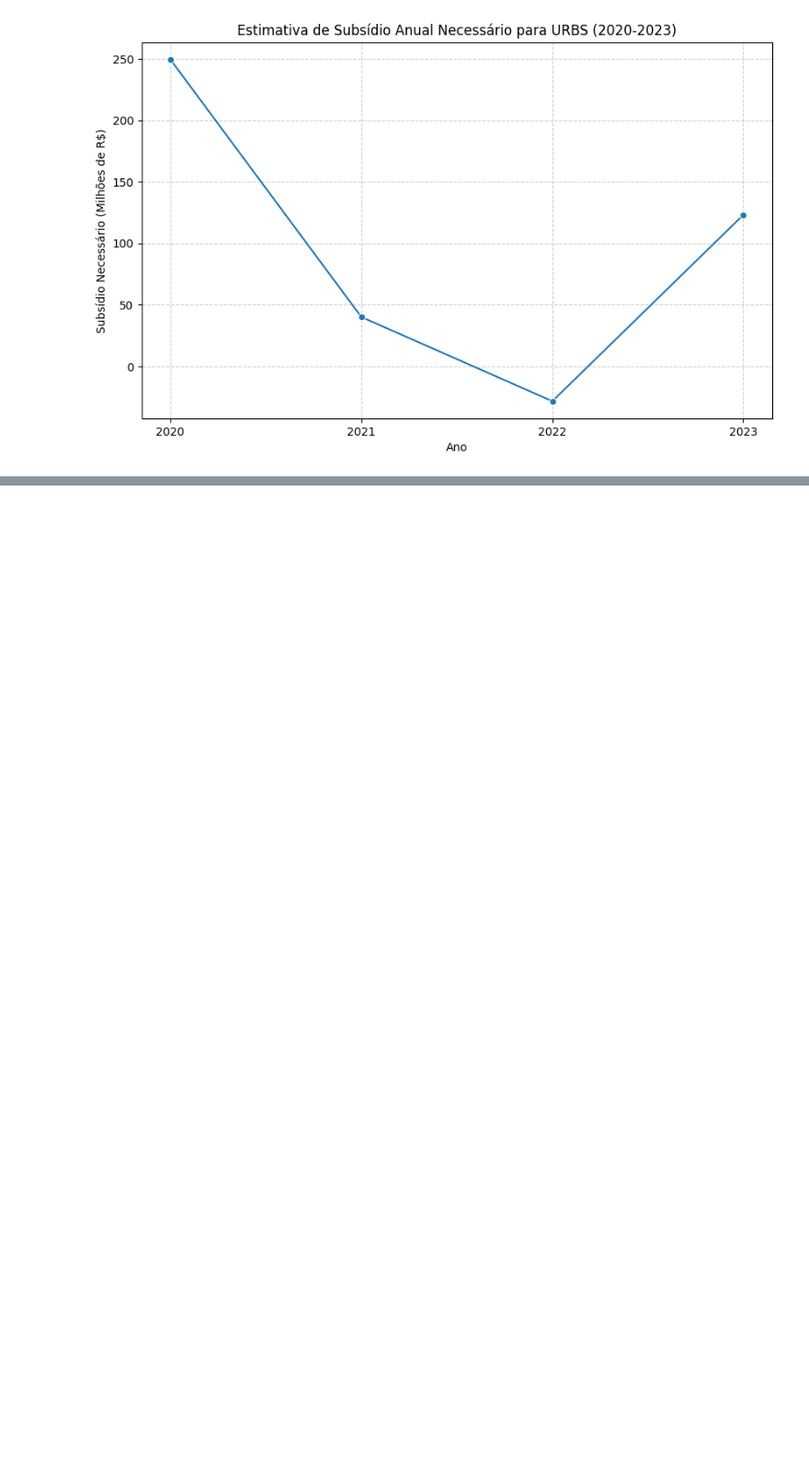
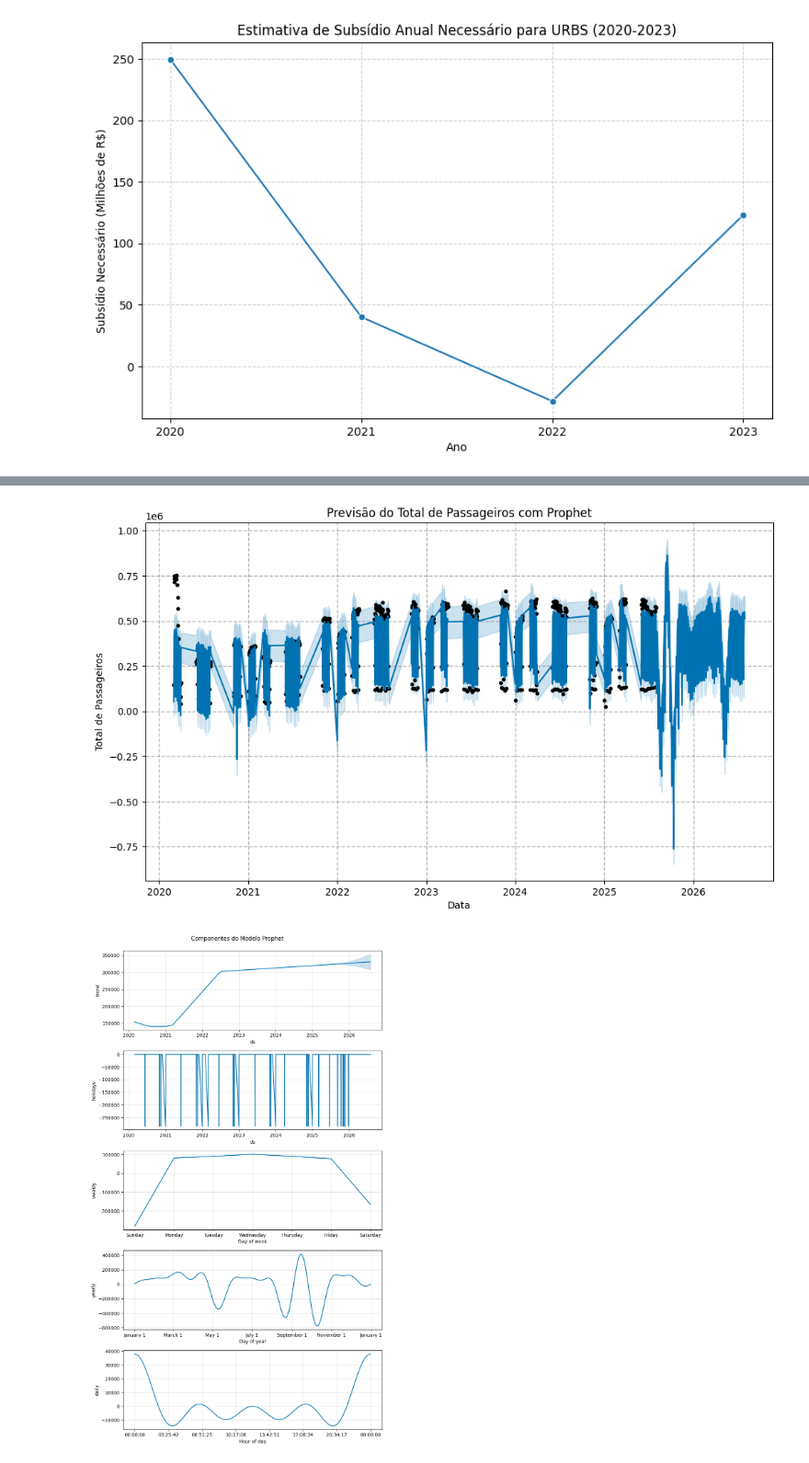
Before and after one commit to lelenzasan/Projeto_Tarifa_Zero_Curitiba, a Jupyter notebook: Espinha_Dorsal_do_Projeto_TRANSPORTE_CWB.ipynb, the cells around one changed output, grey strips where cells are left out. Shown at 92% size. Cells and saved outputs as stored; diff of their text form; code cells hidden in the pictures; blank space fills up the shorter version.

```diff
--- a/Espinha_Dorsal_do_Projeto_TRANSPORTE_CWB.ipynb
+++ b/Espinha_Dorsal_do_Projeto_TRANSPORTE_CWB.ipynb
@@ -2161,0 +2178,12 @@ Estimativa de Subsídio Anual Necessário (Milhões de R$):
+# %%
+# Preparar os dados para o Prophet
+# O Prophet espera colunas 'data' (datestamp) e 'passageiros_total' (valor a ser previsto).
+
+df_prophet_pt = df_cleaned[['DATA', 'TOTAL_PASSAGEIROS']].copy()
+df_prophet_pt = df_prophet_pt.rename(columns={'DATA': 'data', 'TOTAL_PASSAGEIROS': 'passageiros_total'})
+
+# O Prophet exige que a coluna 'data' seja do tipo datetime
+df_prophet_pt['data'] = pd.to_datetime(df_prophet_pt['data'])
+
+print("Dados preparados para o Prophet (primeiras 5 linhas):")
+display(df_prophet_pt.head())
@@ -2161,0 +2236,11 @@ Estimativa de Subsídio Anual Necessário (Milhões de R$):
+# %%
+# 2. Criar um DataFrame futuro para fazer previsões
+# Vamos prever para os próximos 365 dias (1 ano).
+
+futuro = modelo_prophet.make_future_dataframe(periods=365)
+
+# 3. Fazer as previsões
+previsao = modelo_prophet.predict(futuro)
+
+print("Previsões geradas (primeiras 5 linhas):")
+display(previsao[['ds', 'yhat', 'yhat_lower', 'yhat_upper']].head().rename(columns={'ds': 'data', 'yhat': 'previsao_passageiros', 'yhat_lower': 'limite_inferior_previsao', 'yhat_upper': 'limite_superior_previsao'}))
@@ -2161,0 +2255,17 @@ Estimativa de Subsídio Anual Necessário (Milhões de R$):
+# %%
+# 4. Plotar as previsões
+
+fig = modelo_prophet.plot(previsao)
+plt.title('Previsão do Total de Passageiros com Prophet')
+plt.xlabel('Data')
+plt.ylabel('Total de Passageiros')
+plt.grid(True, linestyle='--', alpha=0.6)
+plt.show()
+
+# Plotar componentes de tendência, sazonalidade e feriados
+fig2 = modelo_prophet.plot_components(previsao)
+plt.suptitle('Componentes do Modelo Prophet', y=1.02)
+plt.show()
+# %% [output]
+[figure, added]
+[figure, added]
```
Also changed, not shown: parts of 92 cells of this notebook.
